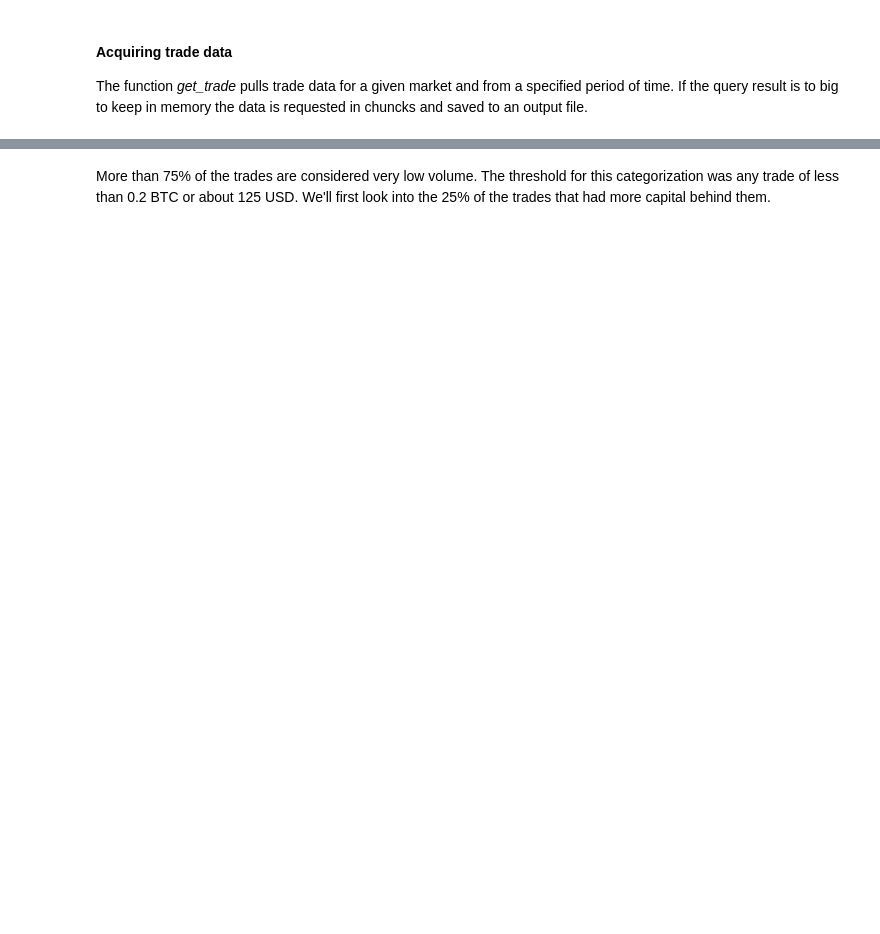
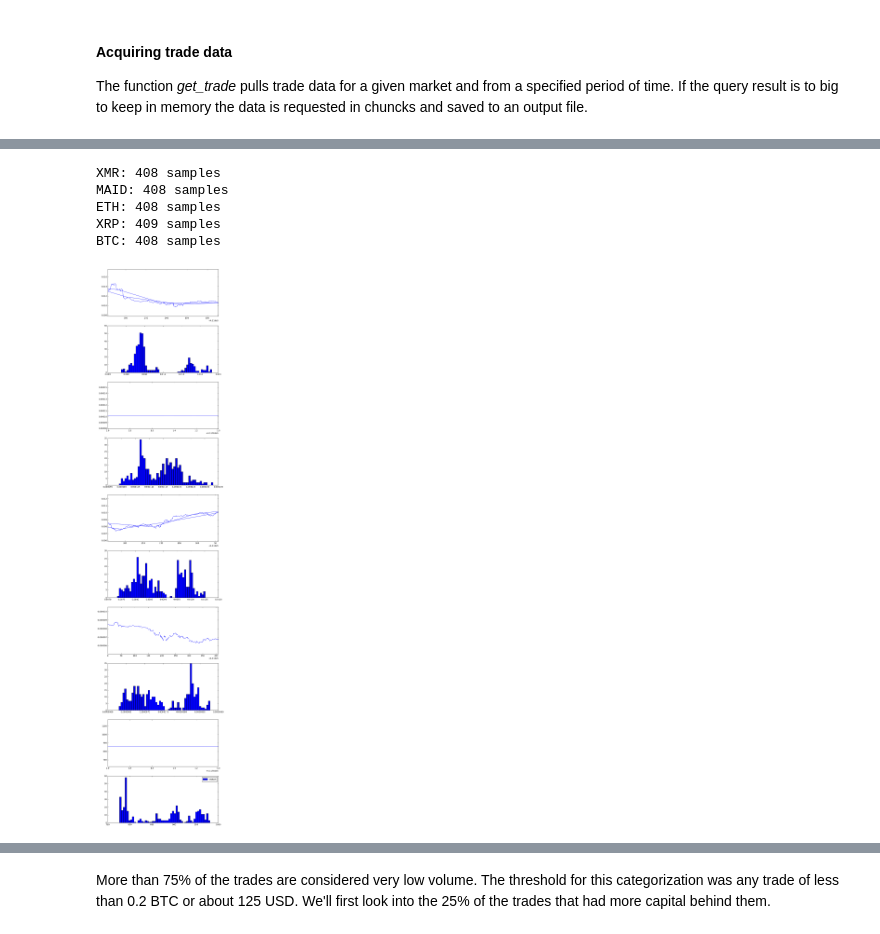
Before and after one commit to malcolmjmr/springboard, a Jupyter notebook: Data Acquisition.ipynb, the cells around one changed output, grey strips where cells are left out. Cells and saved outputs as stored; diff of their text form; code cells hidden in the pictures; blank space fills up the shorter version.

```diff
--- a/Data Acquisition.ipynb
+++ b/Data Acquisition.ipynb
@@ -220,0 +63,13 @@ Name: volume_level, dtype: float64
+# %%
+def unix_time(dt):
+    return int(time.mktime(dt.timetuple()))
+
+def format_dtypes(df):
+    trades = df.copy()
+    for col in ['amount','rate','total']:
+        trades[col] = trades[col].astype(float, raise_on_error=False)
+    trades['date'] = pd.to_datetime(trades.date)
+    trades = trades.set_index('date')
+    trades['type'] = trades.type.str.contains('buy') * 1
+
+    return trades
@@ -220,0 +134,7 @@ Name: volume_level, dtype: float64
+# %%
+markets = ['USDT_BTC'] + top_markets.Volume.sort_values(ascending=False).head().index.tolist()[1:]
+trade_data = {}
+
+for market in markets:
+    print('fetching {} market data'.format(market))
+    trade_data[market.split('_')[1]] = get_trades(market, datetime(2016,12,15), datetime(2017,1,1))
@@ -220,0 +159,25 @@ Name: volume_level, dtype: float64
+# %%
+for market, trades in trade_data.items():
+    print('{}: {} samples'.format(market,trades.shape[0]))
+# %% [output]
+XMR: 408 samples
+MAID: 408 samples
+ETH: 408 samples
+XRP: 409 samples
+BTC: 408 samples
+# %%
+
+f, axes = plt.subplots(len(markets)*2, figsize=(10,len(markets)*10))
+
+for i, (market, trades)  in enumerate(trade_data.items()):
+        #plt.hist(trades.rate['mean'], bins=50)
+        ax_ind = 2*i
+        axes[ax_ind].plot(trades.index.values, trades.rate['mean'].values,label=market)
+        axes[ax_ind].set_xlim(trades.index.values[0],trades.index.values[-1])
+        axes[ax_ind].set_ylim(trades.rate['mean'].min()*0.8, trades.rate['mean'].max()*1.2)
+        axes[ax_ind+1].hist(trades.rate['mean'], bins=50)
+
+plt.legend()
+plt.show()
+# %% [output]
+[figure, added]
```
Also changed, not shown: parts of 60 cells of this notebook, 10 other files.
